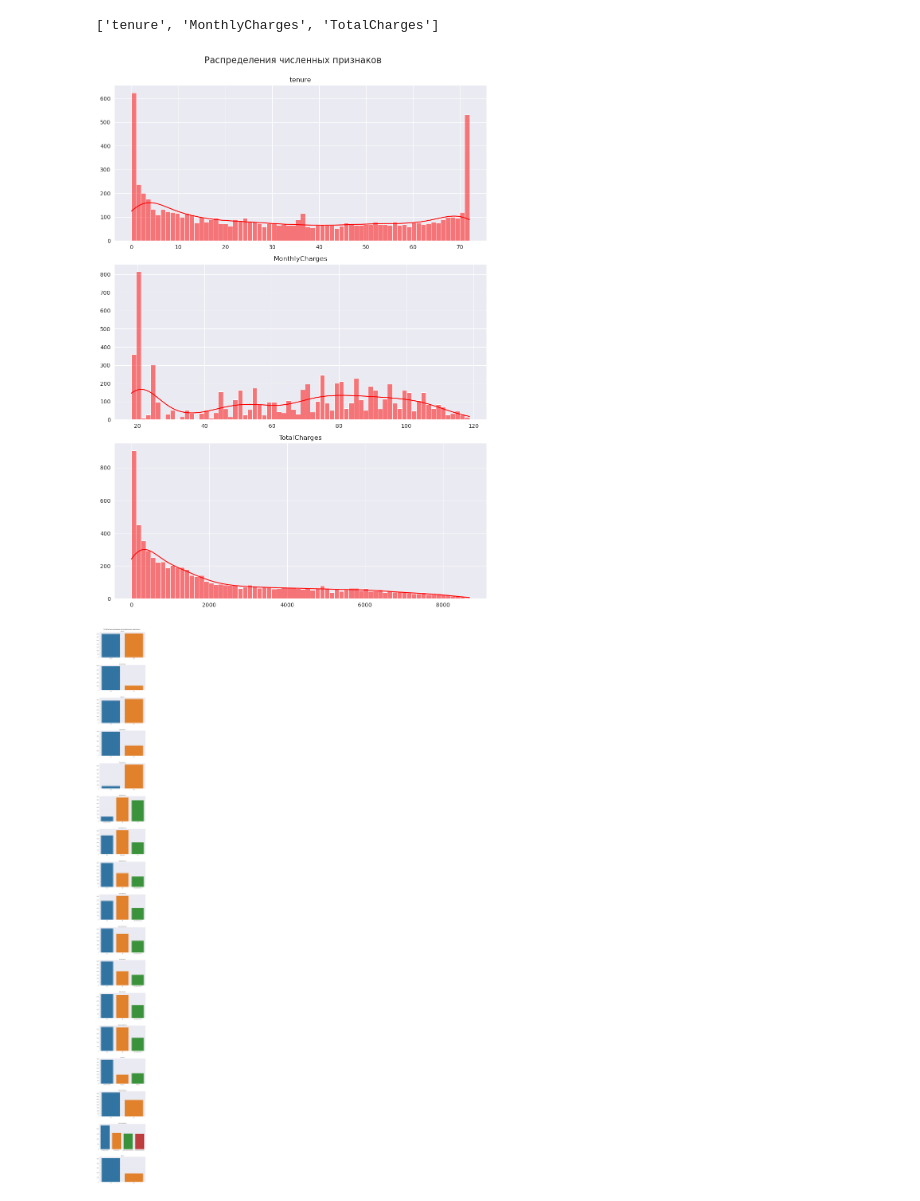
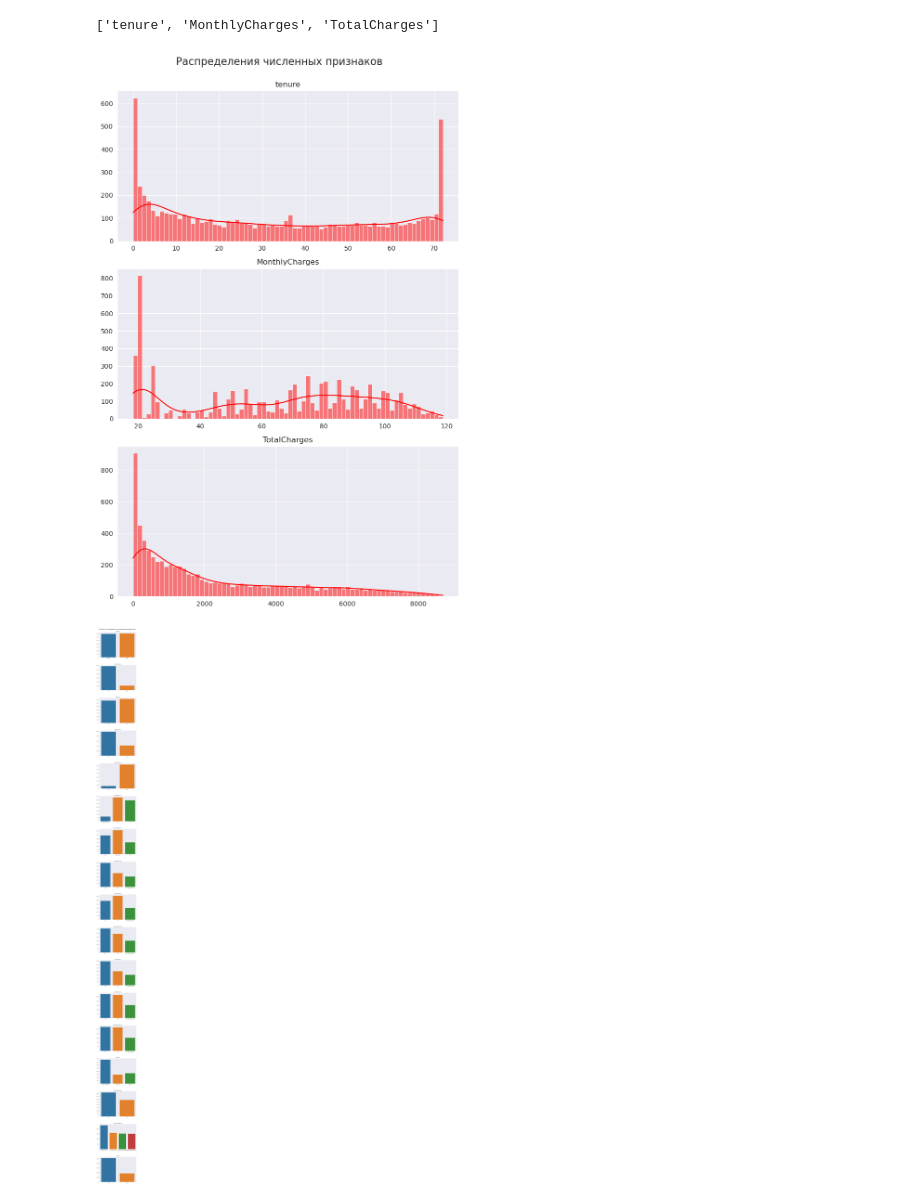
Before and after one commit to aeternnar/churn-predictor, a Jupyter notebook: churn-predictor.ipynb, the cells around one changed output. Cells and saved outputs as stored; diff of their text form; code cells hidden in the pictures.

```diff
--- a/churn-predictor.ipynb
+++ b/churn-predictor.ipynb
@@ -149,21 +149,21 @@ numerical_columns
 # %% [output]
 ['tenure', 'MonthlyCharges', 'TotalCharges']
 # %%
-plt.figure(figsize=(10, 14))
+plt.figure(figsize=(8, 12))
 for i, col in enumerate(numerical_columns):
   plt.subplot(len(numerical_columns), 1, i+1)
   sns.histplot(data=df, x=col, kde=True, bins=70, color='red')
   plt.xlabel(None)
   plt.ylabel(None)
   plt.title(col)
 
 plt.subplots_adjust(hspace=0.6)
 plt.suptitle('Распределения численных признаков', fontsize=16, y=1)
 plt.tight_layout();
 # %% [output]
-[figure, old version]
+[figure, new version]
 # %%
-plt.figure(figsize=(10, 120))
+plt.figure(figsize=(8, 120))
 for i, col in enumerate(categorical_columns):
   plt.subplot(len(categorical_columns), 1, i+1)
   sns.countplot(data=df, x=col, hue=col)
@@ -174,5 +174,5 @@ for i, col in enumerate(categorical_columns):
 plt.subplots_adjust(hspace=0.3)
 plt.suptitle('Столбчатые диаграммы категориальных признаков', fontsize=16, y=0.885);
 # %% [output]
-[figure, old version]
+[figure, new version]
 # %%
```
Also changed, not shown: parts of 12 cells of this notebook.
